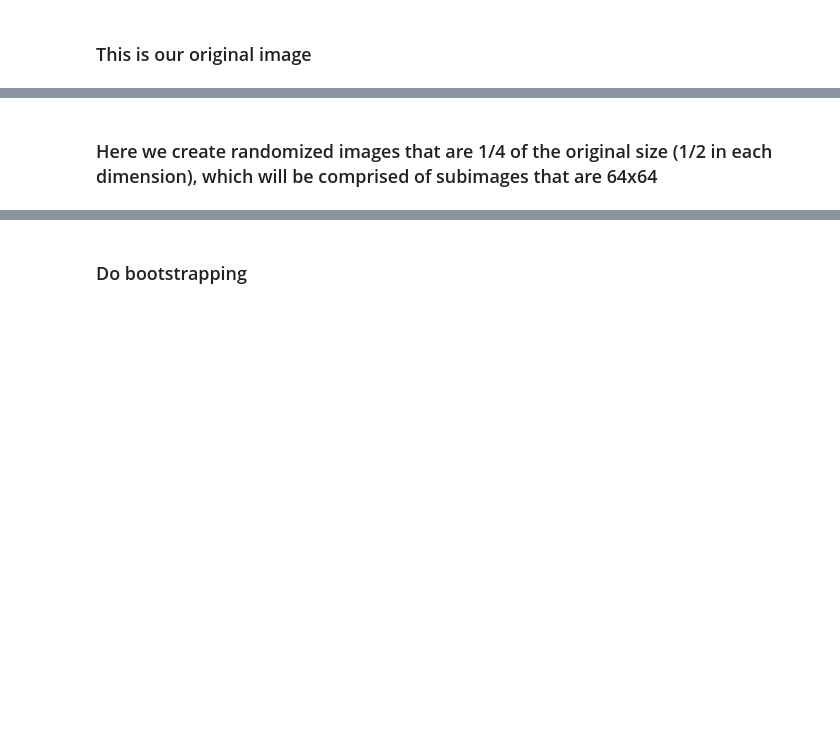
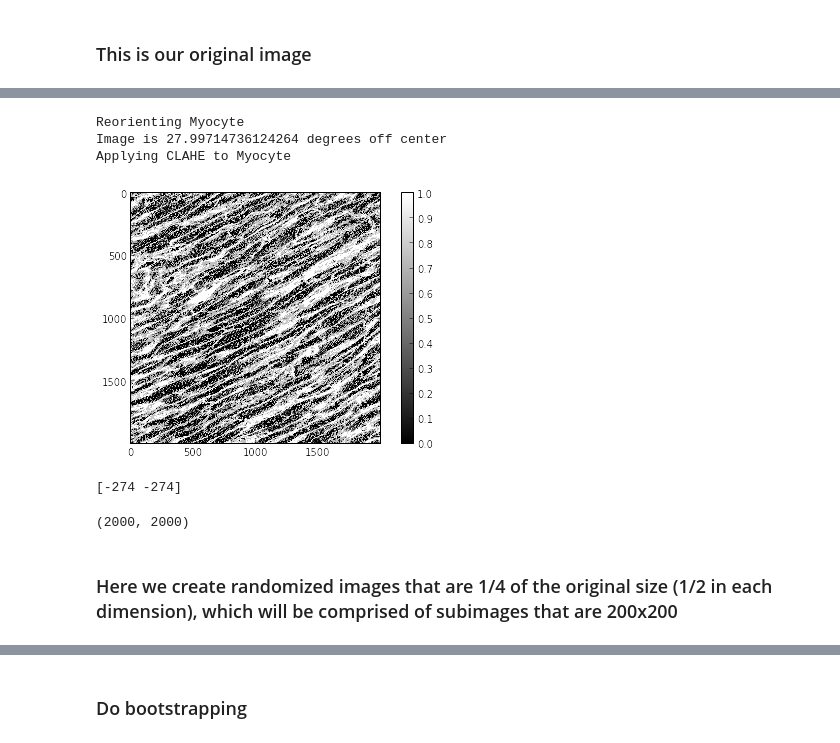
Before and after one commit to huskeypm/gpu_detect, a Jupyter notebook: bootstrap.ipynb, the cells around one changed output, grey strips where cells are left out. Cells and saved outputs as stored; diff of their text form; code cells hidden in the pictures; blank space fills up the shorter version.

```diff
--- a/bootstrap.ipynb
+++ b/bootstrap.ipynb
@@ -12,0 +19,14 @@ pcolormesh(img,cmap='gray')
+# %%
+#img = util.ReadImg("/net/share/pmke226/DataLocker/cardiac/Sachse/171127_tissue/tissue.tif")
+#subsection =
+
+### Setup cases for use
+filterTwoSarcomereSize = 25
+class empty: pass
+case = empty()
+
+case = empty()
+case.loc_um = [3594,0]
+case.extent_um = [400,400]
+
+tissue.SetupCase(case)
@@ -12,0 +42,34 @@ pcolormesh(img,cmap='gray')
+# %%
+_,degreesOffCenter = pp.reorient(case.subregion)
+imgTwoSarcSize = 22
+scale = float(filterTwoSarcomereSize) / float(imgTwoSarcSize)
+case.subregion = cv2.resize(case.subregion,None,fx=scale,fy=scale,interpolation=cv2.INTER_CUBIC)
+case.subregion = pp.applyCLAHE(case.subregion,filterTwoSarcomereSize)
+ceilingValue = 7
+floorValue = 0
+case.subregion[case.subregion > ceilingValue] = ceilingValue
+case.subregion[case.subregion < floorValue] = floorValue
+case.subregion -= np.min(case.subregion)
+case.subregion = case.subregion.astype(float) / float(np.max(case.subregion))
+# %% [output]
+Reorienting Myocyte
+Image is 27.99714736124264 degrees off center
+Applying CLAHE to Myocyte
+# %%
+plt.figure()
+plt.imshow(case.subregion,cmap='gray')
+plt.colorbar()
+plt.show()
+# %% [output]
+[figure, added]
+# %%
+bigDims = np.asarray(np.shape(case.subregion))
+cutOff = -1 * (bigDims - 2000)
+print cutOff
+# %% [output]
+[-274 -274]
+# %%
+case.subregion = case.subregion[:cutOff[0],:cutOff[1]]
+print np.shape(case.subregion)
+# %% [output]
+(2000, 2000)
@@ -13,4 +79,4 @@ pcolormesh(img,cmap='gray')
 # %% [markdown]
-### Here we create randomized images that are 1/4 of the original size (1/2 in each dimension), which will be comprised of subimages that are 64x64
+### Here we create randomized images that are 1/4 of the original size (1/2 in each dimension), which will be comprised of subimages that are 200x200
 # %%
 
```
Also changed, not shown: parts of 12 cells of this notebook, 5 other files.
